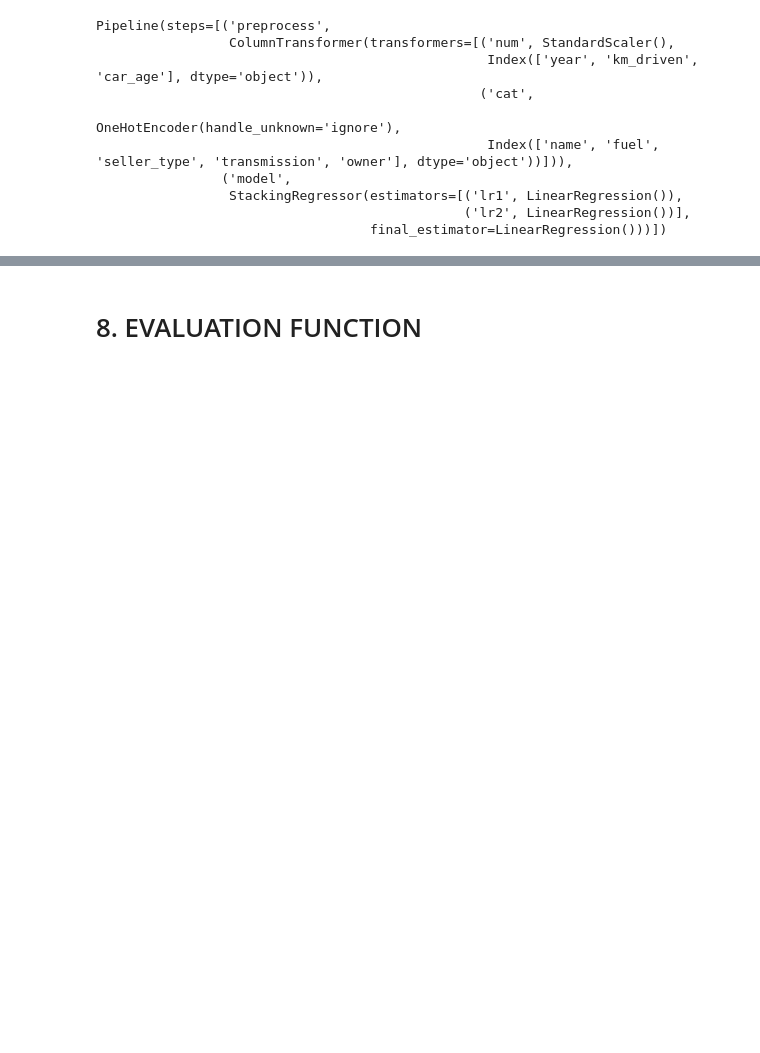
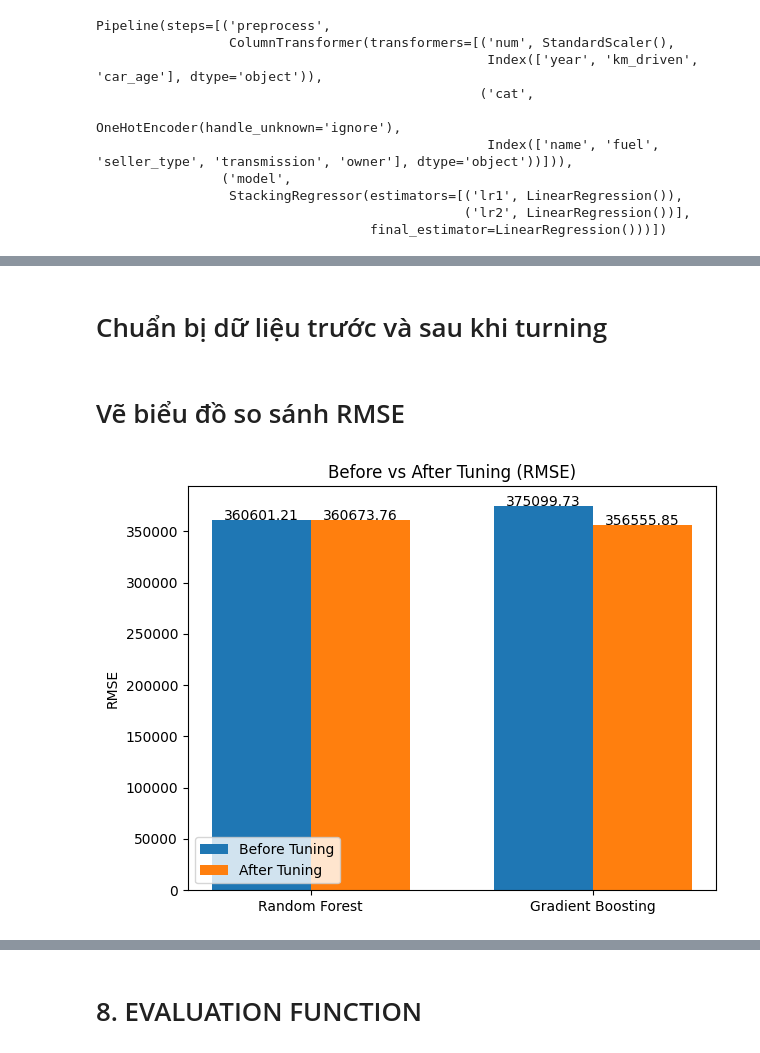
Before and after one commit to hoangchaulanbao/HocmayNC, a Jupyter notebook: Du_doan_gia_xe_o_to.ipynb, the cells around one changed output, grey strips where cells are left out. Cells and saved outputs as stored; diff of their text form; code cells hidden in the pictures; blank space fills up the shorter version.

```diff
--- a/Du_doan_gia_xe_o_to.ipynb
+++ b/Du_doan_gia_xe_o_to.ipynb
@@ -706,0 +768,20 @@ Pipeline(steps=[('preprocess',
+# %%
+from sklearn.linear_model import Ridge, Lasso
+from sklearn.ensemble import StackingRegressor
+
+stack_model = StackingRegressor(
+    estimators=[
+        ('lr', LinearRegression()),
+        ('ridge', Ridge()),
+        ('lasso', Lasso()),
+        ('rf', RandomForestRegressor(n_estimators=100, random_state=42)),
+        ('gb', GradientBoostingRegressor(n_estimators=100, random_state=42))
+    ],
+    final_estimator=Ridge(),
+    cv=5
+)
+stack_pipeline = Pipeline([
+    ('preprocess', preprocessor),
+    ('model', stack_model)
+])
+stack_pipeline.fit(X_train, y_train)
@@ -706,0 +897,2 @@ Pipeline(steps=[('preprocess',
+# %% [markdown]
+# Chuẩn bị dữ liệu trước và sau khi turning
@@ -706,0 +920,32 @@ Pipeline(steps=[('preprocess',
+# %% [markdown]
+# Vẽ biểu đồ so sánh RMSE
+# %%
+import matplotlib.pyplot as plt
+import numpy as np
+
+models = results_before_df.index
+
+before_rmse = results_before_df['RMSE']
+after_rmse = results_after_df['RMSE']
+
+x = np.arange(len(models))
+width = 0.35
+
+plt.figure()
+plt.bar(x - width/2, before_rmse, width, label='Before Tuning')
+plt.bar(x + width/2, after_rmse, width, label='After Tuning')
+
+plt.xticks(x, models)
+plt.ylabel('RMSE')
+plt.title('Before vs After Tuning (RMSE)')
+plt.legend()
+
+# show value
+for i in range(len(models)):
+    plt.text(x[i] - width/2, before_rmse[i], f'{before_rmse[i]:.2f}', ha='center')
+    plt.text(x[i] + width/2, after_rmse[i], f'{after_rmse[i]:.2f}', ha='center')
+
+plt.tight_layout()
+plt.show()
+# %% [output]
+[figure, added]
```
Also changed, not shown: parts of 31 cells of this notebook.
